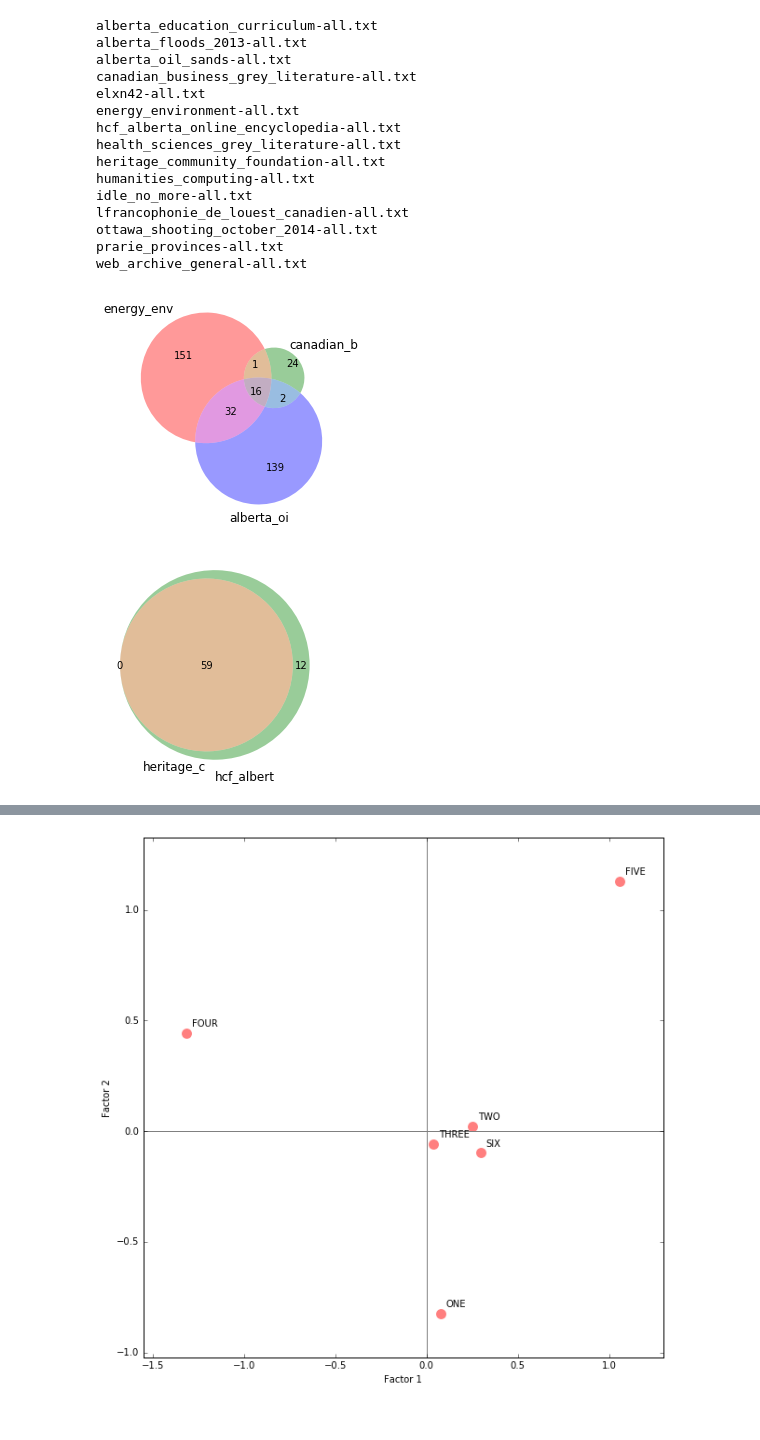
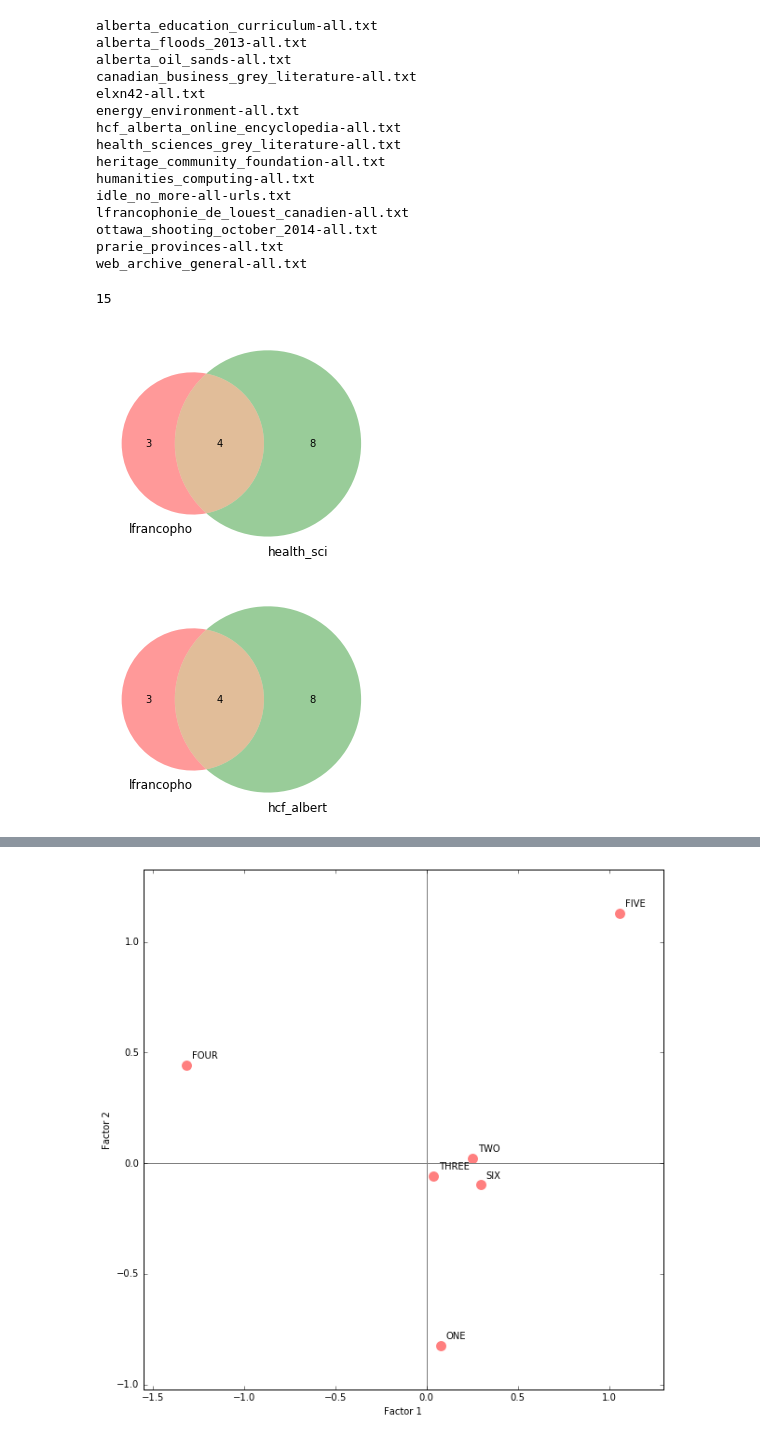
Before and after one commit to web-archive-group/WALK, a Jupyter notebook: Scripts/compare_collection/compare_collections.ipynb, the cells around one changed output, grey strips where cells are left out. Drawn from its saved outputs; the diff is of its cells as text; code cells hidden in the pictures.

Commit message:
Partial inclusion of infrastructure for analysis by suffix.

```diff
--- a/Scripts/compare_collection/compare_collections.ipynb
+++ b/Scripts/compare_collection/compare_collections.ipynb
@@ -46,21 +45,24 @@ class Compare:
     def unionize (self, sets_list):
         return set().union(*sets_list)
     def two_venn (self, collections):
-        return  (venn2([set(x) for x in collections], set_labels=self.collection_names))
+        return  (venn2([set(x[0]) for x in collections], set_labels=self.collection_names))
     def three_venn (self, collections):
-        return  (venn3([set(x) for x in collections], set_labels=self.collection_names))
+        return  (venn3([set(x[0]) for x in collections], set_labels=self.collection_names))
     def ca(self, collections, names):
-        # use dd to create dataframe
-
+        # use dd to create a list of all websites in the collections
         dd = self.unionize(collections)
-        d = []
+        d = [] #create
+        e = []
+        #labels
         fs, cos, cont = 'Factor Score','Squared cosines', 'Contributions x 1000'
         #populate table with matches for actors (weblists)
         for y in collections:
-            d.append({x: x in y for x in dd})
+            d.append({x.split(".")[0]: x in y for x in dd})
+        #if self.var:
+        #    e = ({x.split(".")[0]: x.split(".")[1] for x in dd })
         df = pd.DataFrame(d, index=names)
-        if self.var:
-            df['Suffix'] = pd.Series(self.var, index=df.index)
+        #if self.var:
+        #    df.loc[:,"SUFFIX"] = pd.Series(e, index=df.index)
         counts = mca.mca(df)
         data = pd.DataFrame(columns=df.index, index=pd.MultiIndex
                       .from_product([[fs, cos, cont], range(1, 3)]))
@@ -84,13 +86,11 @@ collection = dict()
 var = dict()
 path = "assembled/"
 for filename in os.listdir(path):
+    print (filename)
     file = open(path+filename, "r")
     collect = {line.translate(str.maketrans(')'," ")).split(",")[1].strip() for line in file.readlines()}
-    collect2 = [x.split(".")[-2]  for x in collect]
-    vars_c = [x.split(".")[-1] for x in collect]
+    collect2 = [x.split(".")[-2]+"."+x.split(".")[-1] for x in collect]
     collection[filename[0:10]] = (collect2)
-    var[filename[0:10]] = (vars_c)
-    print (filename)
 # %% [output]
 alberta_education_curriculum-all.txt
 alberta_floods_2013-all.txt
@@ -102,7 +102,7 @@ hcf_alberta_online_encyclopedia-all.txt
 health_sciences_grey_literature-all.txt
 heritage_community_foundation-all.txt
 humanities_computing-all.txt
-idle_no_more-all.txt
+idle_no_more-all-urls.txt
 lfrancophonie_de_louest_canadien-all.txt
 ottawa_shooting_october_2014-all.txt
 prarie_provinces-all.txt
@@ -122,17 +122,20 @@ all_collect = [collection1, collection2, collection3, collection4, collection5,
 # %%
 #Venn diagram for two collections
 #A has 8 items; B has 7. They have 3 in common.
 comparit = [x for x in collection.values()]
+print (len(comparit))
 var1 = [y for y in var.values()]
 names = [x for x in collection.keys()]
-compare1 = Compare(comparit, names, [0,1,8])
+compare1 = Compare(comparit, names, [2,12])
+var1 = [item for sublist in var1 for item in sublist]
 # %% [output]
+15
-[figure, old version]
+[figure, new version]
 # %%
 # What happens with three collections
 compare2 = Compare(comparit, names, [2,3])
 # %% [output]
-[figure, old version]
+[figure, new version]
 # %%
 # With more than three collections, the output switches to correspondence analysis.
 # Katherine Faust offers a great overview of the method here:
```
Also changed, not shown: parts of 4 cells of this notebook.
